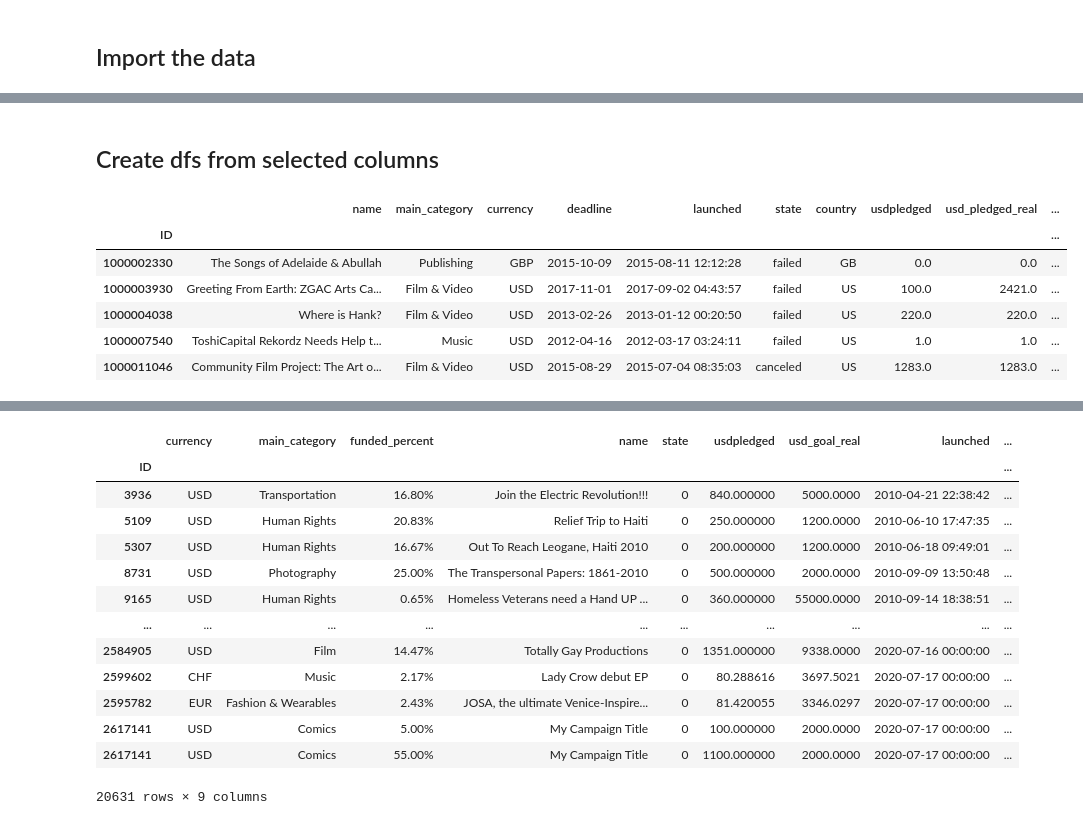
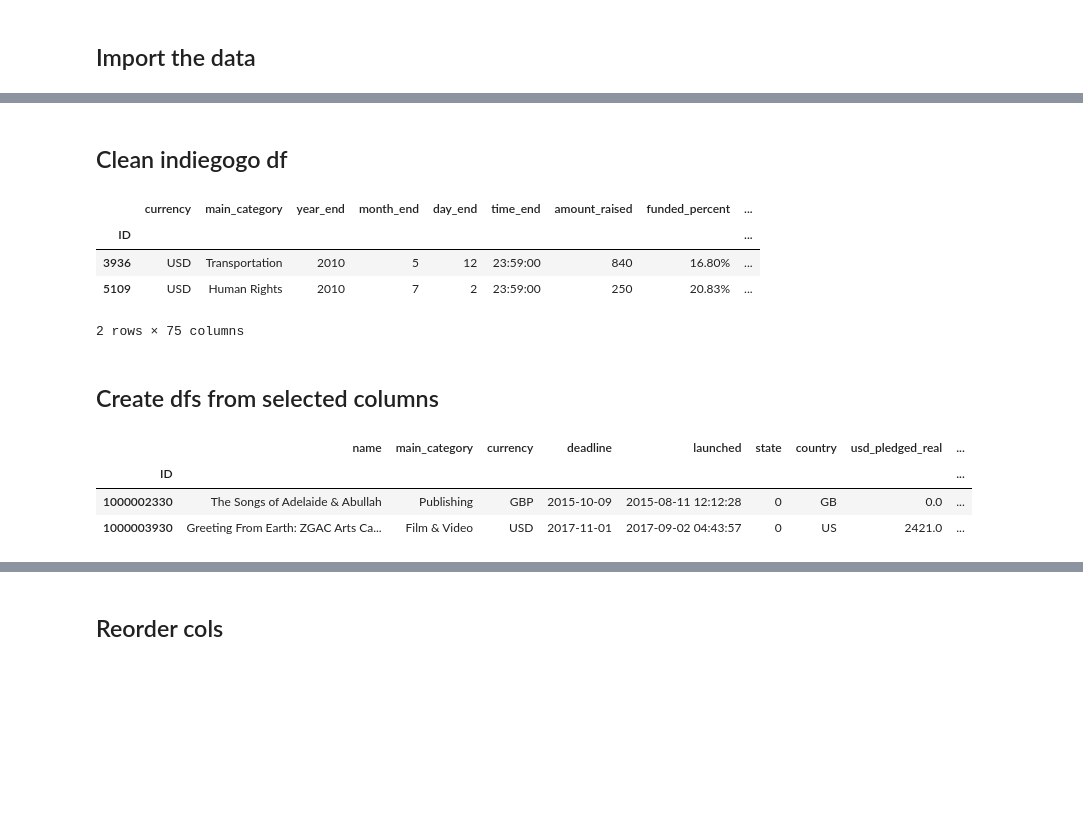
Before and after one commit to Best-Brain-Gang/Crowdfunding_Analysis, a Jupyter notebook: crowdfunding_analyzer.ipynb, the cells around one changed output, grey strips where cells are left out. Saved outputs shown, nothing was run; the diff lists cells and outputs as text; code cells hidden in the pictures; blank space fills up the shorter version.

```diff
--- a/crowdfunding_analyzer.ipynb
+++ b/crowdfunding_analyzer.ipynb
@@ -125,0 +119,6 @@ indiegogo_df.head()
+# %%
+# Rename the indiegogo columns to match the kickstarter df
+indiegogo_df.rename(columns={'category' : 'main_category', 'title' : 'name', 'amount_raised_usd' : 'usd_pledged_real', 'goal_usd' : 'usd_goal_real'}, inplace=True)
+
+# View head
+indiegogo_df.head(2)
@@ -126,8 +196,23 @@ indiegogo_df.head()
+# %% [markdown]
+## Clean indiegogo df
+# %%
+# Indiegogo code to fix dates
+indiegogo_df['launched'] = pd.to_datetime(indiegogo_df['date_launch'] + ' ' + indiegogo_df['time_launch'])
+indiegogo_df['deadline'] = pd.to_datetime(indiegogo_df['date_end'] + ' ' + indiegogo_df['time_end'])
+
+# View head
+indiegogo_df.head(2)
+# %% [output]
+|  | currency | main_category | year_end | month_end | day_end | time_end | amount_raised | funded_percent | ... |
+| ID |  |  |  |  |  |  |  |  | ... |
+| 3936 | USD | Transportation | 2010 | 5 | 12 | 23:59:00 | 840 | 16.80% | ... |
+| 5109 | USD | Human Rights | 2010 | 7 | 2 | 23:59:00 | 250 | 20.83% | ... |
+2 rows × 75 columns
 # %% [markdown]
 ## Create dfs from selected columns
 # %%
 # List of kickstart and indiegogo columns to drop
-kickstarter_cols_drop = ['category', 'backers', 'goal', 'pledged']
+kickstarter_cols_drop = ['category', 'backers', 'goal', 'pledged', 'usdpledged']
 indiegogo_cols_drop = ['year_end',
 'month_end',
 'day_end',
@@ -174,50 +259,40 @@ indiegogo_cols_drop = ['year_end',
 'local_business',
 'food_beverage',
 'culture',
 'human_rights',
 'podcasts_vlogs',
 'camera_gear',
+'time_end',
+'time_launch',
+'date_launch',
+'date_end',
 'jan',
 'feb',
 'mar',
 'apr',
 'may',
 'jun',
 'jul',
 'aug',
 'sep',
 'oct',
 'nov',
 'dec',
 'tperiod']
 
 # Selected columns kickstarter df
 kickstarter_selected_cols_large_recent_df = kickstarter_large_recent_df.drop(kickstarter_cols_drop, axis=1)
 
-# Kickstarter code to fix dates
-kickstarter_selected_cols_large_recent_df['launched'] = pd.to_datetime(kickstarter_selected_cols_large_recent_df['launched'])
-kickstarter_selected_cols_large_recent_df['deadline'] = pd.to_datetime(kickstarter_selected_cols_large_recent_df['deadline'])
-
 # View kickstarter selected head
-display(kickstarter_selected_cols_large_recent_df.head())
+display(kickstarter_selected_cols_large_recent_df.head(2))
 
 # Selected columns indiegogo df
 indiegogo_selected_cols_df = indiegogo_df.drop(indiegogo_cols_drop, axis=1)
 
-# Indiegogo code to fix dates
-indiegogo_selected_cols_df['launched'] = pd.to_datetime(indiegogo_selected_cols_df['date_launch'] + ' ' + indiegogo_selected_cols_df['time_launch'])
-indiegogo_selected_cols_df['deadline'] = pd.to_datetime(indiegogo_selected_cols_df['date_end'] + ' ' + indiegogo_selected_cols_df['time_end'])
-
-# Drop the extra date info
-indiegogo_selected_cols_df = indiegogo_selected_cols_df.drop(['time_end', 'time_launch', 'date_launch', 'date_end'], axis=1)
-
 # View indiegogo selected head
-display(indiegogo_selected_cols_df.head())
+display(indiegogo_selected_cols_df.head(2))
 # %% [output]
-|  | name | main_category | currency | deadline | launched | state | country | usdpledged | usd_pledged_real | ... |
-| ID |  |  |  |  |  |  |  |  |  | ... |
-| 1000002330 | The Songs of Adelaide & Abullah | Publishing | GBP | 2015-10-09 | 2015-08-11 12:12:28 | failed | GB | 0.0 | 0.0 | ... |
-| 1000003930 | Greeting From Earth: ZGAC Arts Ca... | Film & Video | USD | 2017-11-01 | 2017-09-02 04:43:57 | failed | US | 100.0 | 2421.0 | ... |
-| 1000004038 | Where is Hank? | Film & Video | USD | 2013-02-26 | 2013-01-12 00:20:50 | failed | US | 220.0 | 220.0 | ... |
-| 1000007540 | ToshiCapital Rekordz Needs Help t... | Music | USD | 2012-04-16 | 2012-03-17 03:24:11 | failed | US | 1.0 | 1.0 | ... |
-| 1000011046 | Community Film Project: The Art o... | Film & Video | USD | 2015-08-29 | 2015-07-04 08:35:03 | canceled | US | 1283.0 | 1283.0 | ... |
+|  | name | main_category | currency | deadline | launched | state | country | usd_pledged_real | ... |
+| ID |  |  |  |  |  |  |  |  | ... |
+| 1000002330 | The Songs of Adelaide & Abullah | Publishing | GBP | 2015-10-09 | 2015-08-11 12:12:28 | 0 | GB | 0.0 | ... |
+| 1000003930 | Greeting From Earth: ZGAC Arts Ca... | Film & Video | USD | 2017-11-01 | 2017-09-02 04:43:57 | 0 | US | 2421.0 | ... |
@@ -231,21 +303,4 @@ display(indiegogo_selected_cols_df.head())
-# %%
-# Rename the indiegogo columns to match the kickstarter df
-indiegogo_selected_cols_df.rename(columns={'category' : 'main_category', 'title' : 'name', 'amount_raised_usd' : 'usdpledged', 'goal_usd' : 'usd_goal_real'}, inplace=True)
-indiegogo_selected_cols_df
-# %% [output]
-|  | currency | main_category | funded_percent | name | state | usdpledged | usd_goal_real | launched | ... |
-| ID |  |  |  |  |  |  |  |  | ... |
-| 3936 | USD | Transportation | 16.80% | Join the Electric Revolution!!! | 0 | 840.000000 | 5000.0000 | 2010-04-21 22:38:42 | ... |
-| 5109 | USD | Human Rights | 20.83% | Relief Trip to Haiti | 0 | 250.000000 | 1200.0000 | 2010-06-10 17:47:35 | ... |
-| 5307 | USD | Human Rights | 16.67% | Out To Reach Leogane, Haiti 2010 | 0 | 200.000000 | 1200.0000 | 2010-06-18 09:49:01 | ... |
-| 8731 | USD | Photography | 25.00% | The Transpersonal Papers: 1861-2010 | 0 | 500.000000 | 2000.0000 | 2010-09-09 13:50:48 | ... |
-| 9165 | USD | Human Rights | 0.65% | Homeless Veterans need a Hand UP ... | 0 | 360.000000 | 55000.0000 | 2010-09-14 18:38:51 | ... |
-| ... | ... | ... | ... | ... | ... | ... | ... | ... | ... |
-| 2584905 | USD | Film | 14.47% | Totally Gay Productions | 0 | 1351.000000 | 9338.0000 | 2020-07-16 00:00:00 | ... |
-| 2599602 | CHF | Music | 2.17% | Lady Crow debut EP | 0 | 80.288616 | 3697.5021 | 2020-07-17 00:00:00 | ... |
-| 2595782 | EUR | Fashion & Wearables | 2.43% | JOSA, the ultimate Venice-Inspire... | 0 | 81.420055 | 3346.0297 | 2020-07-17 00:00:00 | ... |
-| 2617141 | USD | Comics | 5.00% | My Campaign Title | 0 | 100.000000 | 2000.0000 | 2020-07-17 00:00:00 | ... |
-| 2617141 | USD | Comics | 55.00% | My Campaign Title | 0 | 1100.000000 | 2000.0000 | 2020-07-17 00:00:00 | ... |
-20631 rows × 9 columns
+# %% [markdown]
+## Reorder cols
 # %%
 # Base column names for reordering
```
Also changed, not shown: parts of 12 cells of this notebook.
